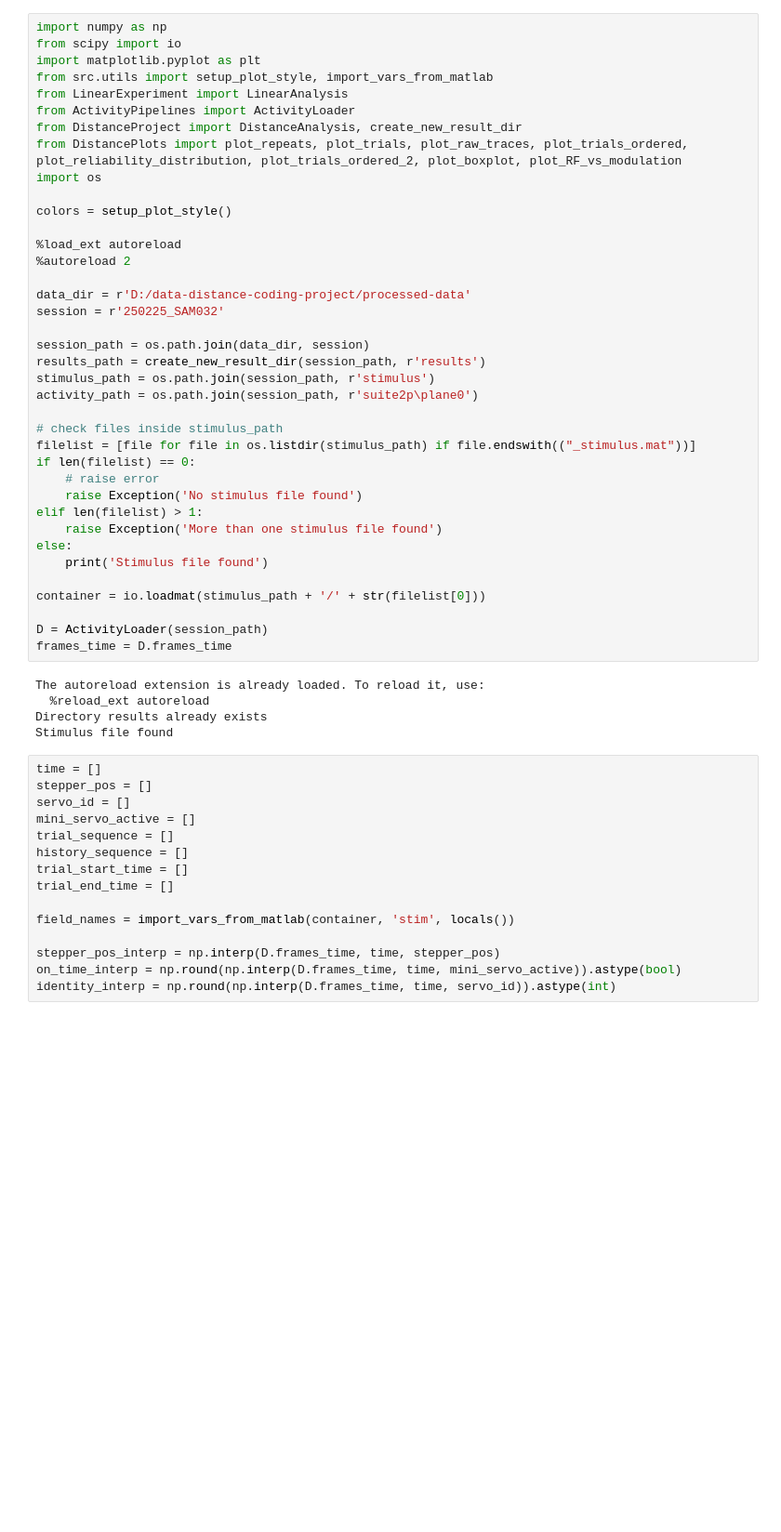
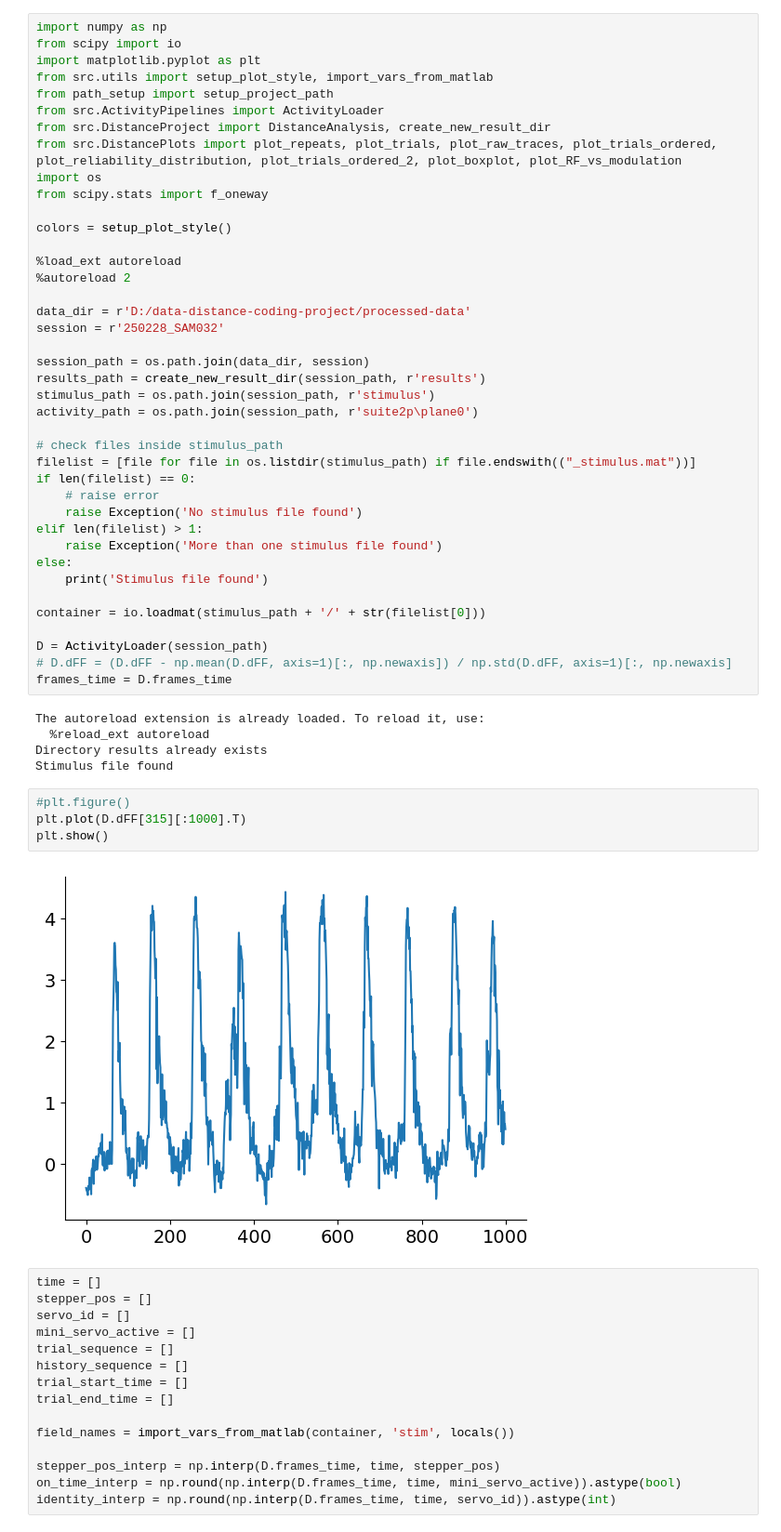
Before and after one commit to s-acosta/distance-project, a Jupyter notebook: linear-notebooks/analysis-linear-stimulus.ipynb, the cells around one changed output. Shown: that part at 93% size. Cells and saved outputs as stored; diff of their text form; blank space fills up the shorter version.

Commit message:
changes mainly to analysis

```diff
--- a/linear-notebooks/analysis-linear-stimulus.ipynb
+++ b/linear-notebooks/analysis-linear-stimulus.ipynb
@@ -3,11 +3,12 @@ import numpy as np
 from scipy import io
 import matplotlib.pyplot as plt
 from src.utils import setup_plot_style, import_vars_from_matlab
-from LinearExperiment import LinearAnalysis
-from ActivityPipelines import ActivityLoader
-from DistanceProject import DistanceAnalysis, create_new_result_dir
-from DistancePlots import plot_repeats, plot_trials, plot_raw_traces, plot_trials_ordered, plot_reliability_distribution, plot_trials_ordered_2, plot_boxplot, plot_RF_vs_modulation
+from path_setup import setup_project_path
+from src.ActivityPipelines import ActivityLoader
+from src.DistanceProject import DistanceAnalysis, create_new_result_dir
+from src.DistancePlots import plot_repeats, plot_trials, plot_raw_traces, plot_trials_ordered, plot_reliability_distribution, plot_trials_ordered_2, plot_boxplot, plot_RF_vs_modulation
 import os
+from scipy.stats import f_oneway
 
 colors = setup_plot_style()
 
@@ -15,7 +16,7 @@ colors = setup_plot_style()
 %autoreload 2
 
 data_dir = r'D:/data-distance-coding-project/processed-data'
-session = r'250225_SAM032'
+session = r'250228_SAM032'
 
 session_path = os.path.join(data_dir, session)
 results_path = create_new_result_dir(session_path, r'results')
@@ -35,12 +36,19 @@ else:
 container = io.loadmat(stimulus_path + '/' + str(filelist[0]))
 
 D = ActivityLoader(session_path)
+# D.dFF = (D.dFF - np.mean(D.dFF, axis=1)[:, np.newaxis]) / np.std(D.dFF, axis=1)[:, np.newaxis]
 frames_time = D.frames_time
 # %% [output]
 The autoreload extension is already loaded. To reload it, use:
   %reload_ext autoreload
 Directory results already exists
 Stimulus file found
+# %%
+#plt.figure()
+plt.plot(D.dFF[315][:1000].T)
+plt.show()
+# %% [output]
+[figure, added]
 # %%
 time = []
 stepper_pos = []
```
Also changed, not shown: parts of 31 cells of this notebook, 3 other files.
